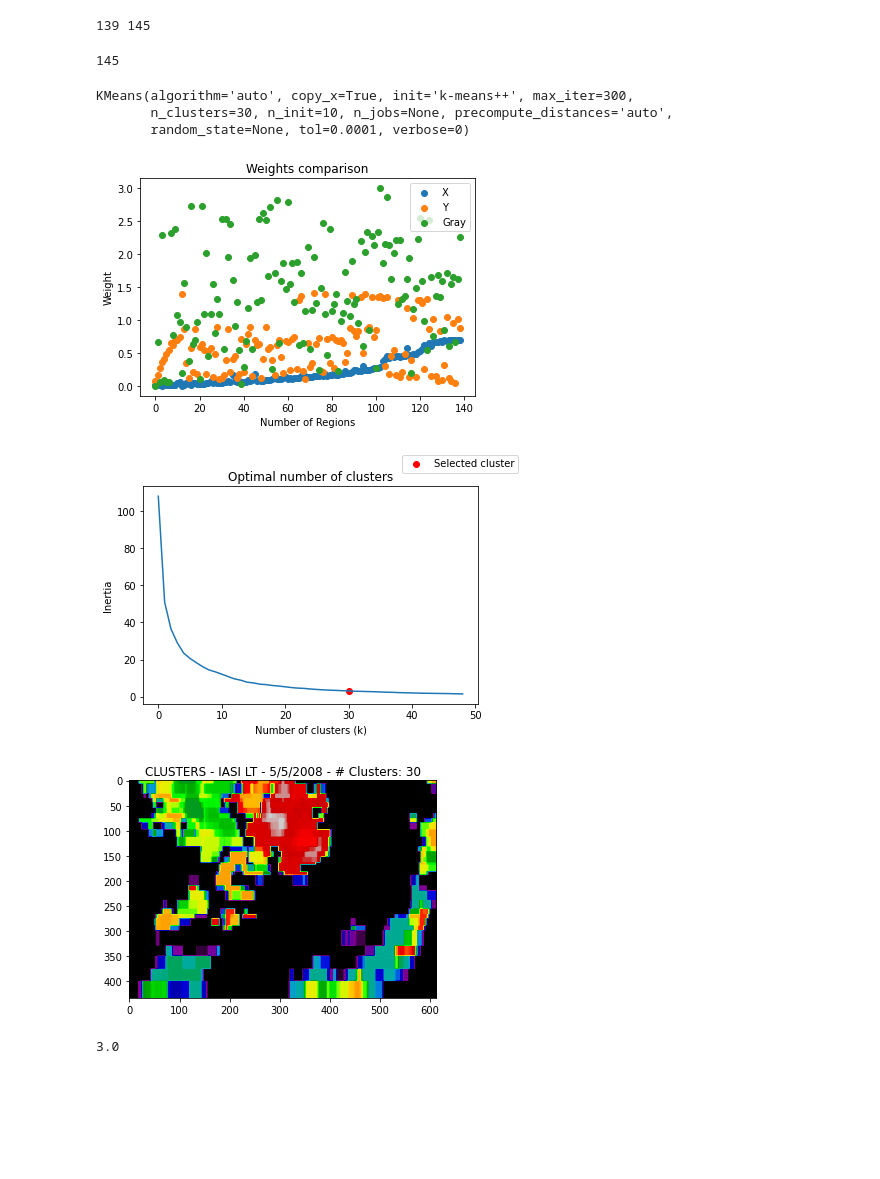
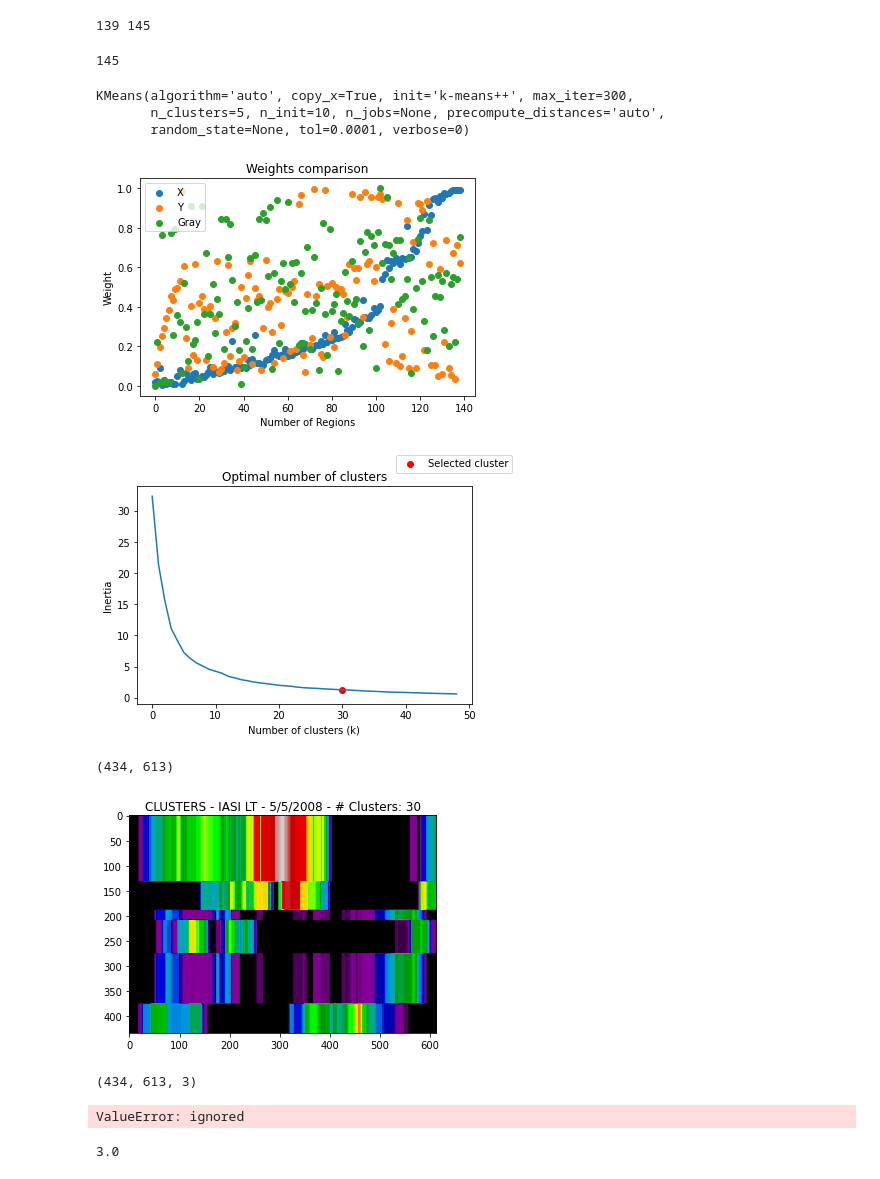
Before and after one commit to kmiloarguello/ozone-pollution, a Jupyter notebook: main.ipynb, the cells around one changed output. Drawn from its saved outputs; the diff is of its cells as text; code cells hidden in the pictures; blank space fills up the shorter version.

```diff
--- a/main.ipynb
+++ b/main.ipynb
@@ -1333,9 +1334,9 @@ w_grays = list()
 print(len(valuesNorm))
 for i,value in enumerate(valuesNorm[:len(centers)]):
   # Normalization for X and Y
-  coord_x = centers[i][0] / image.shape[1]
-  coord_y = centers[i][1] / image.shape[0]
-  gray_value = value * 3
+  coord_x = centers[i][0] / image.shape[0]
+  coord_y = centers[i][1] / image.shape[1]
+  gray_value = value
 
   ## To apply kmeans
   coordinatesList.append(np.array([coord_x,coord_y, gray_value]))
@@ -1374,32 +1375,62 @@ ax.set_title("Optimal number of clusters")
 ax.set_xlabel("Number of clusters (k)")
 ax.set_ylabel("Inertia")
 fig0.legend()
-
-clustering = KMeans(n_clusters=imageLT.N_CLUSTERS, max_iter=300).fit(coordinatesArray)
+#imageLT.N_CLUSTERS
+clustering = KMeans(n_clusters=5, max_iter=300).fit(coordinatesArray)
 clustering.fit(image_flat)
 # %% [output]
 145
 KMeans(algorithm='auto', copy_x=True, init='k-means++', max_iter=300,
-       n_clusters=30, n_init=10, n_jobs=None, precompute_distances='auto',
+       n_clusters=5, n_init=10, n_jobs=None, precompute_distances='auto',
        random_state=None, tol=0.0001, verbose=0)
-[figure, old version]
+[figure, new version]
-[figure, old version]
+[figure, new version]
 # %%
 colors = sns.color_palette("YlOrBr_r", max(clustering.labels_) + 1)
 
 cmap = matplotlib.colors.ListedColormap(colors)
 norm = matplotlib.colors.BoundaryNorm(np.arange(max(clustering.labels_) + 1) - 0.5, cmap.N)
 
 x, y = image.shape
 cluster_centers = clustering.cluster_centers_
 cluster_labels = clustering.labels_
 
+result_image = res.reshape((img.shape))
+
+print(cluster_centers[cluster_labels].shape)
+
 fig0, ax0 = plt.subplots(1,1)
-ax0.imshow(cluster_centers[cluster_labels].reshape(x, y), cmap='nipy_spectral' )# cmap=cmap)
+ax0.imshow(cluster_centers[cluster_labels], cmap='nipy_spectral' )
+#ax0.imshow(cluster_centers[cluster_labels].reshape(x, y), cmap='nipy_spectral' )# cmap=cmap)
 ax0.set_title('CLUSTERS - IASI ' + imageLT.image_type + " - " + str(imageLT.day) +"/"+ str(imageLT.month) +"/"+ str(imageLT.year) + " - # Clusters: " + str(imageLT.N_CLUSTERS) )
 fig0.show()
 # %% [output]
+(434, 613)
-[figure, old version]
+[figure, new version]
+# %%
+
+
+#the below line of code defines the criteria for the algorithm to stop running,
+#which will happen is 100 iterations are run or the epsilon (which is the required accuracy)
+#becomes 85%
+criteria = (cv2.TERM_CRITERIA_EPS + cv2.TERM_CRITERIA_MAX_ITER, 100, 0.85)
+
+# then perform k-means clustering wit h number of clusters defined as 3
+#also random centres are initally chosed for k-means clustering
+k = 5
+vectorized = np.float32(coordinatesArray)
+retval, labels, centers = cv2.kmeans(vectorized, k, None, criteria, 10, cv2.KMEANS_RANDOM_CENTERS)
+
+# convert data into 8-bit values
+centers = np.uint8(centers)
+segmented_data = centers[labels.flatten()]
+image_color = cv2.cvtColor( image_color, cv2.COLOR_BGRA2RGB )
+print(image_color.shape)
+# reshape data into the original image dimensions
+segmented_image = segmented_data.reshape((image_color.shape))
+# %% [output]
+(434, 613, 3)
+ValueError: ignored
 # %%
 np.abs(np.subtract(1.0, 4.0))
 # %% [output]
```
Also changed, not shown: parts of 3 cells of this notebook.
